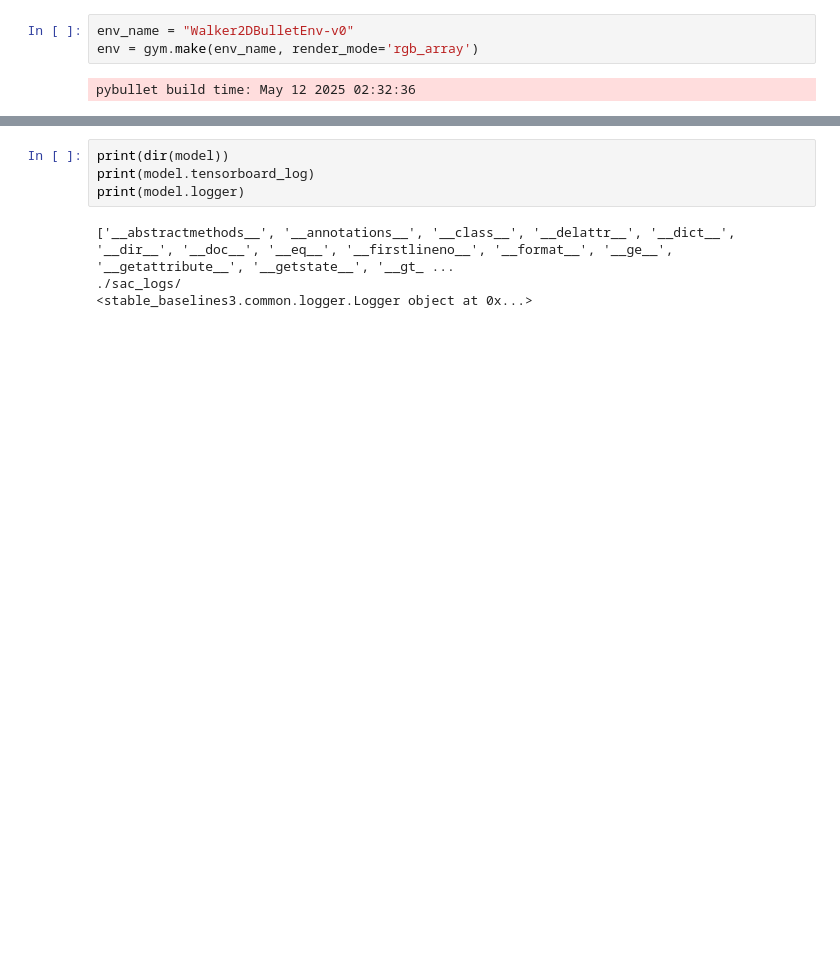
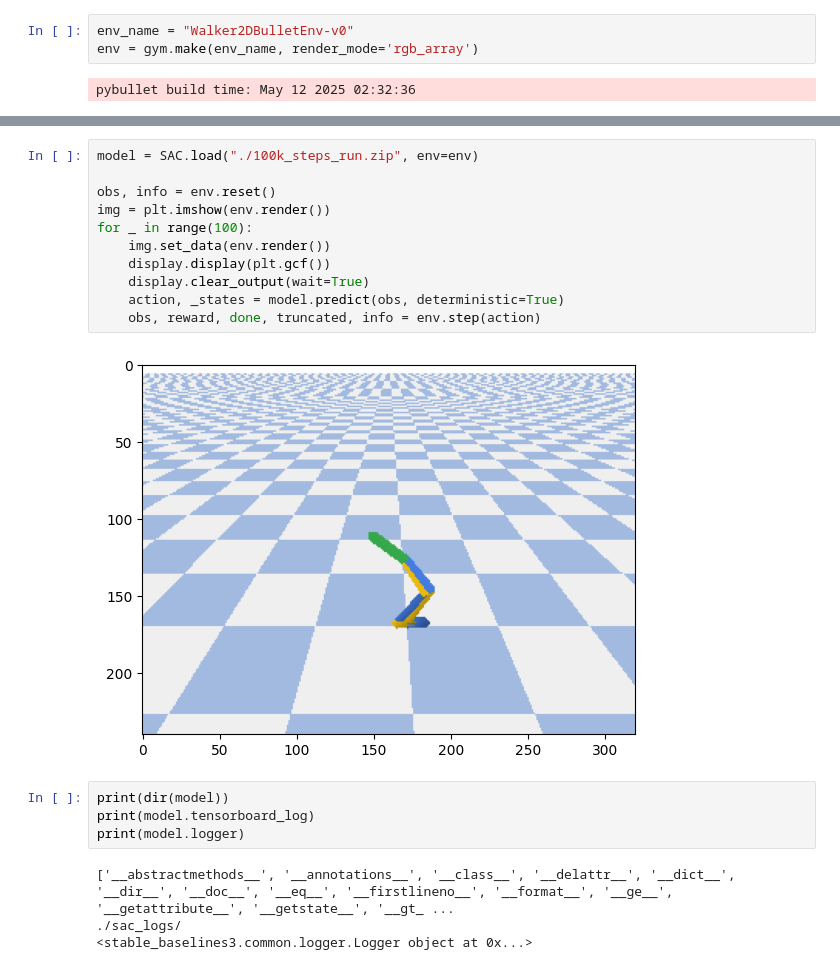
Before and after one commit to ronan-39/exoskeleton, a Jupyter notebook: train_pybullet_walker.ipynb, the cells around one changed output, grey strips where cells are left out. Drawn from its saved outputs; the diff is of its cells as text; blank space fills up the shorter version.

```diff
--- a/train_pybullet_walker.ipynb
+++ b/train_pybullet_walker.ipynb
@@ -56,3 +56,16 @@ Consider using tensor.detach() first. (Triggered internally at
+# %%
+model = SAC.load("./100k_steps_run.zip", env=env)
+
+obs, info = env.reset()
+img = plt.imshow(env.render())
+for _ in range(100):
+    img.set_data(env.render())
+    display.display(plt.gcf())
+    display.clear_output(wait=True)
+    action, _states = model.predict(obs, deterministic=True)
+    obs, reward, done, truncated, info = env.step(action)
+# %% [output]
+[figure, added]
 # %%
 print(dir(model))
 print(model.tensorboard_log)
```
Also changed, not shown: parts of 3 cells of this notebook, 2 other files.
